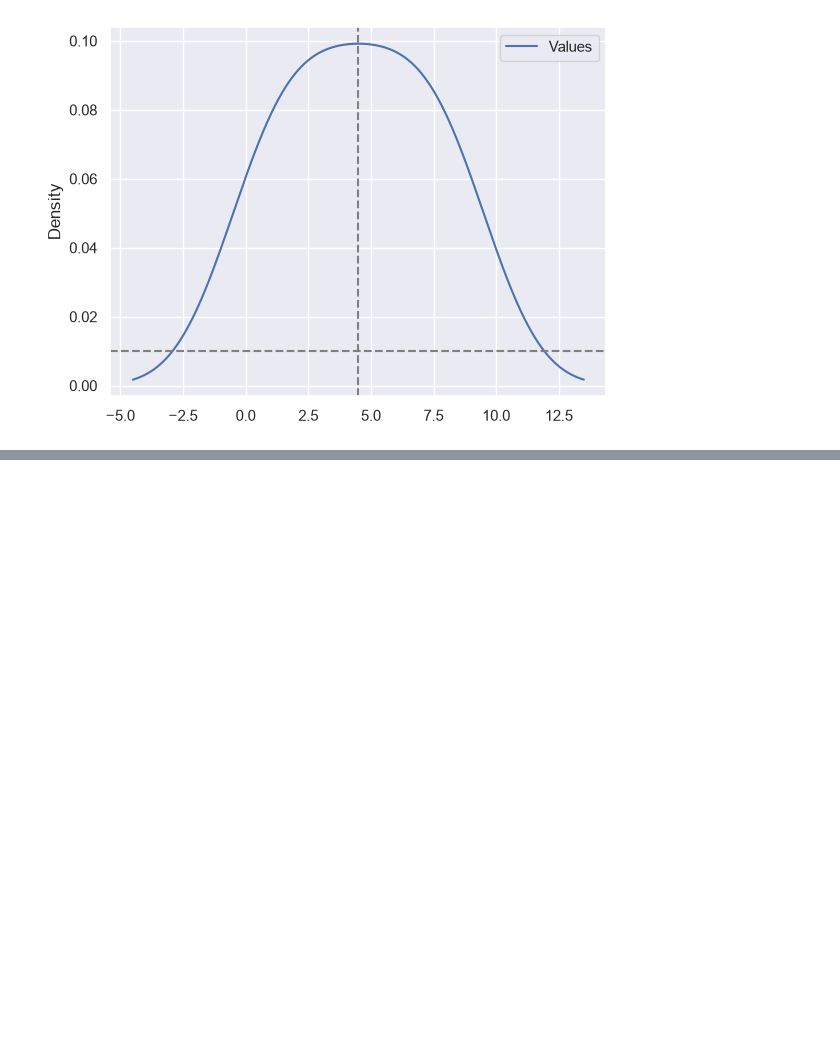
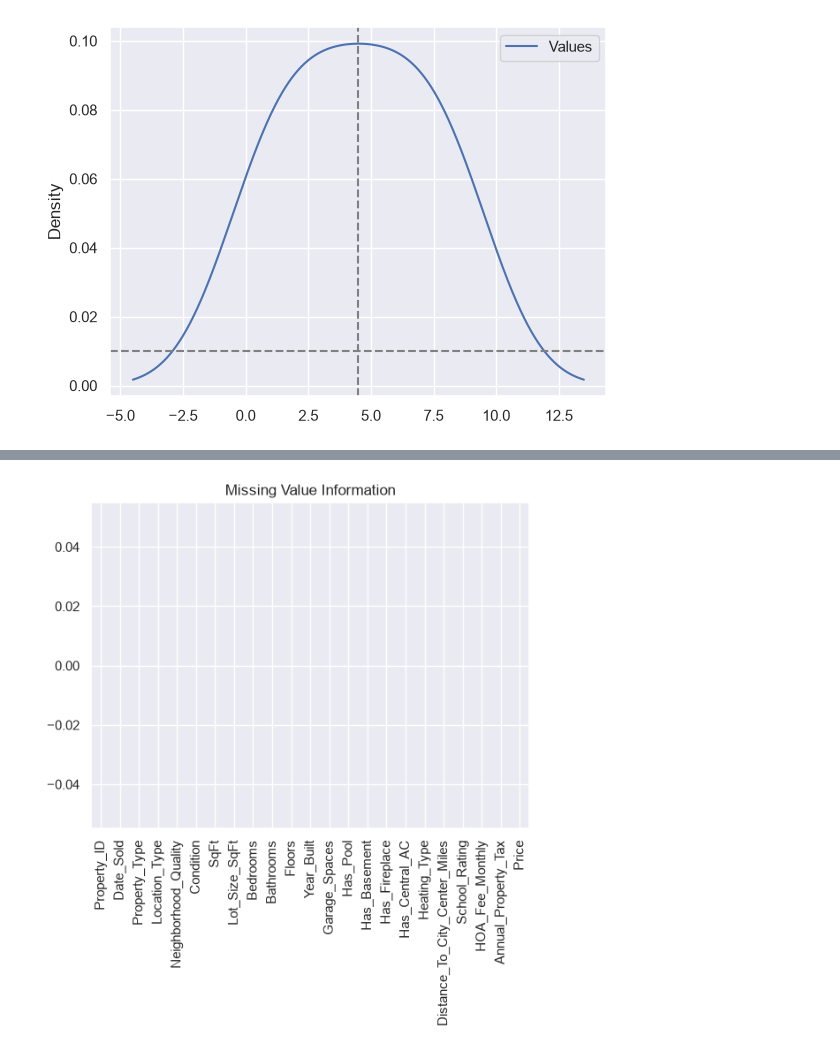
Before and after one commit to rakshitanaik2006/Pythonprogramming, a Jupyter notebook: demo.ipynb, the cells around one changed output, grey strips where cells are left out. Saved outputs shown, nothing was run; the diff lists cells and outputs as text; code cells hidden in the pictures; blank space fills up the shorter version.

```diff
--- a/demo.ipynb
+++ b/demo.ipynb
@@ -644,0 +834,12 @@ plt.axhline(0.01,linestyle = '--',color = 'gray')
+# %%
+filepath = 'C:\\Users\\Rakshita Naik\\Downloads\\house_price_prediction_dataset - house_price_prediction_dataset.csv'
+df = pd.read_csv(filepath)
+# %%
+filepath = 'C:\\Users\\Rakshita Naik\\Downloads\\house_price_prediction_dataset - house_price_prediction_dataset.csv'
+
+try:
+    df = pd.read_csv(filepath)
+except FileNotFoundError:
+    logging.error('File Not Found')
+
+df.sample(frac = 1)
@@ -644,0 +881,7 @@ plt.axhline(0.01,linestyle = '--',color = 'gray')
+# %%
+# checking null values information
+df.isnull().sum().plot(kind = 'bar')
+plt.title('Missing Value Information')
+plt.show()
+# %% [output]
+[figure, added]
```
Also changed, not shown: parts of 23 cells of this notebook, 5 other files.
